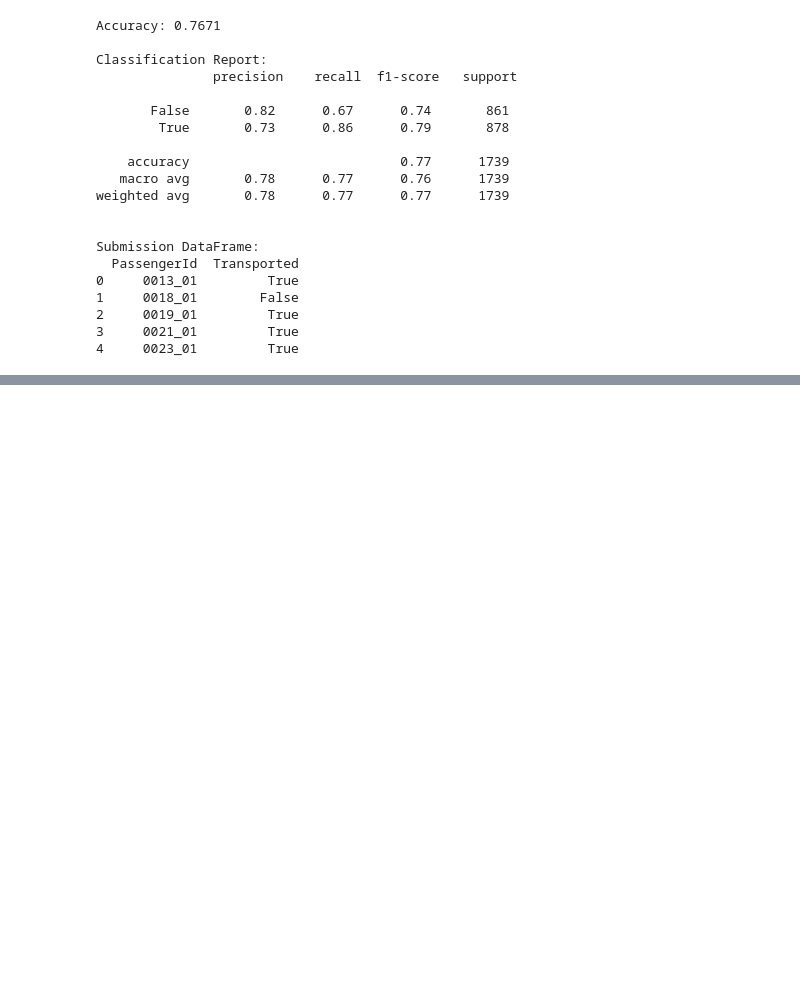
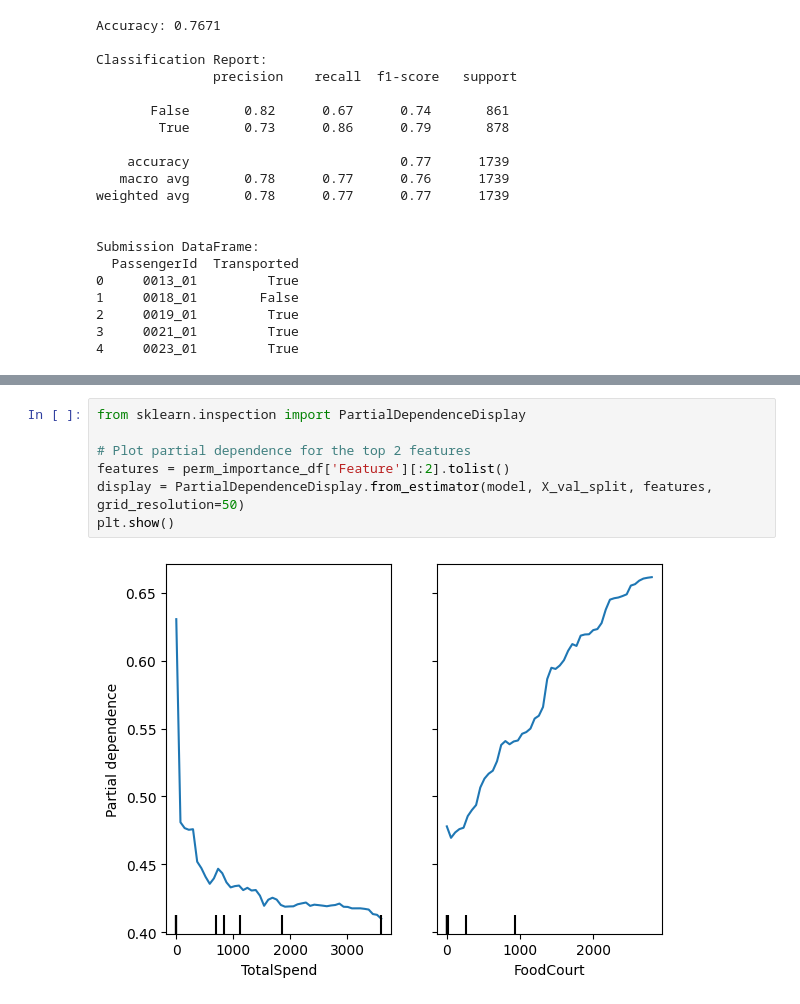
Before and after one commit to 7PAM2015-0509-2023-Group17/Kaggle-Challenge, a Jupyter notebook: Kaggle_Challenge_notebook.ipynb, the cells around one changed output, grey strips where cells are left out. Drawn from its saved outputs; the diff is of its cells as text; blank space fills up the shorter version.

```diff
--- a/Kaggle_Challenge_notebook.ipynb
+++ b/Kaggle_Challenge_notebook.ipynb
@@ -725,0 +726,9 @@ plt.show()
+# %%
+from sklearn.inspection import PartialDependenceDisplay
+
+# Plot partial dependence for the top 2 features
+features = perm_importance_df['Feature'][:2].tolist()
+display = PartialDependenceDisplay.from_estimator(model, X_val_split, features, grid_resolution=50)
+plt.show()
+# %% [output]
+[figure, added]
```
Also changed, not shown: parts of 3 cells of this notebook.
